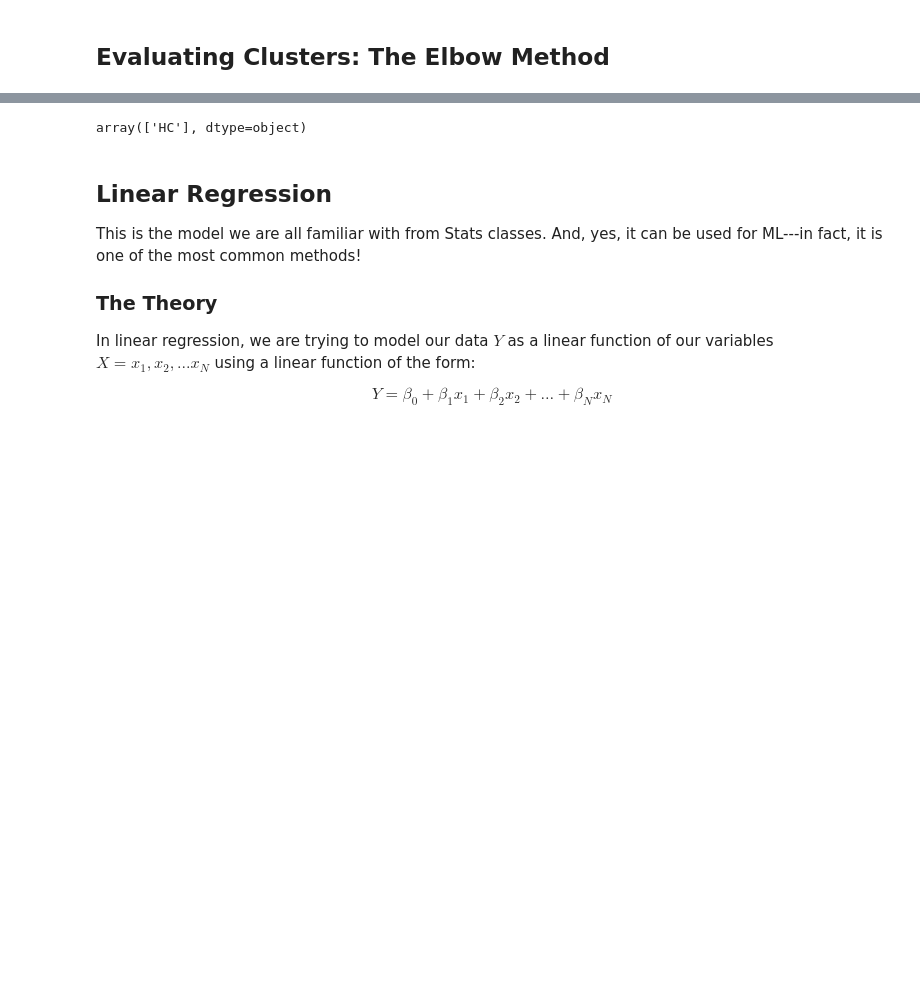
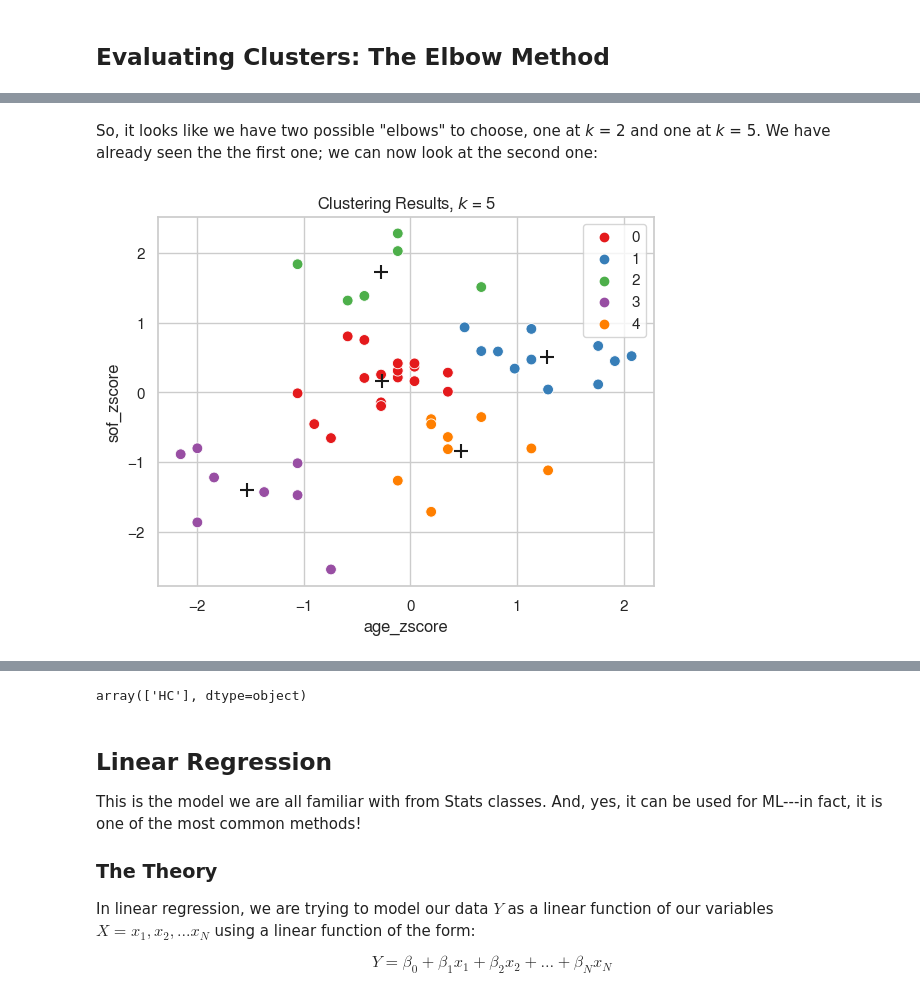
Before and after one commit to UWCCDL/LabTutorials, a Jupyter notebook: IntroToML.ipynb, the cells around one changed output, grey strips where cells are left out. Cells and saved outputs as stored; diff of their text form; code cells hidden in the pictures; blank space fills up the shorter version.

```diff
--- a/IntroToML.ipynb
+++ b/IntroToML.ipynb
@@ -183,0 +187,14 @@ plt.show()
+# %% [markdown]
+So, it looks like we have two possible "elbows" to choose, one at _k_ = 2 and one at _k_ = 5. We have already seen the the first one; we can now look at the second one:
+# %%
+kmeans = clust.KMeans(n_clusters=5, n_init=10).fit(dataZ)
+
+x_centers = [x[0] for x in kmeans.cluster_centers_]
+y_centers = [x[1] for x in kmeans.cluster_centers_]
+
+ax = sns.scatterplot(dataZ, x="age_zscore", y="sof_zscore", s=60, hue=kmeans.labels_, palette="Set1")
+ax.set_title("Clustering Results, $k$ = 5")
+ax.scatter(x_centers, y_centers, marker="+", s=100, color="k")
+plt.show()
+# %% [output]
+[figure, added]
```
Also changed, not shown: parts of 27 cells of this notebook.
